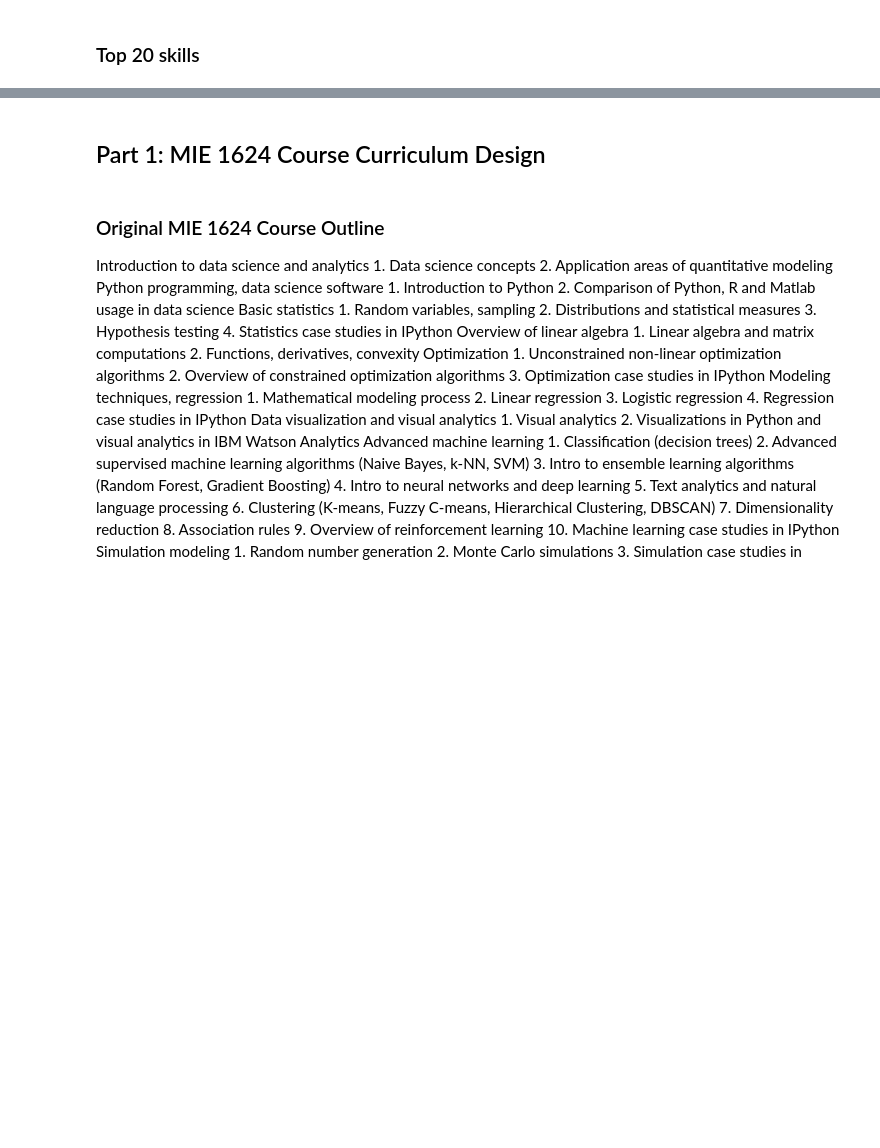
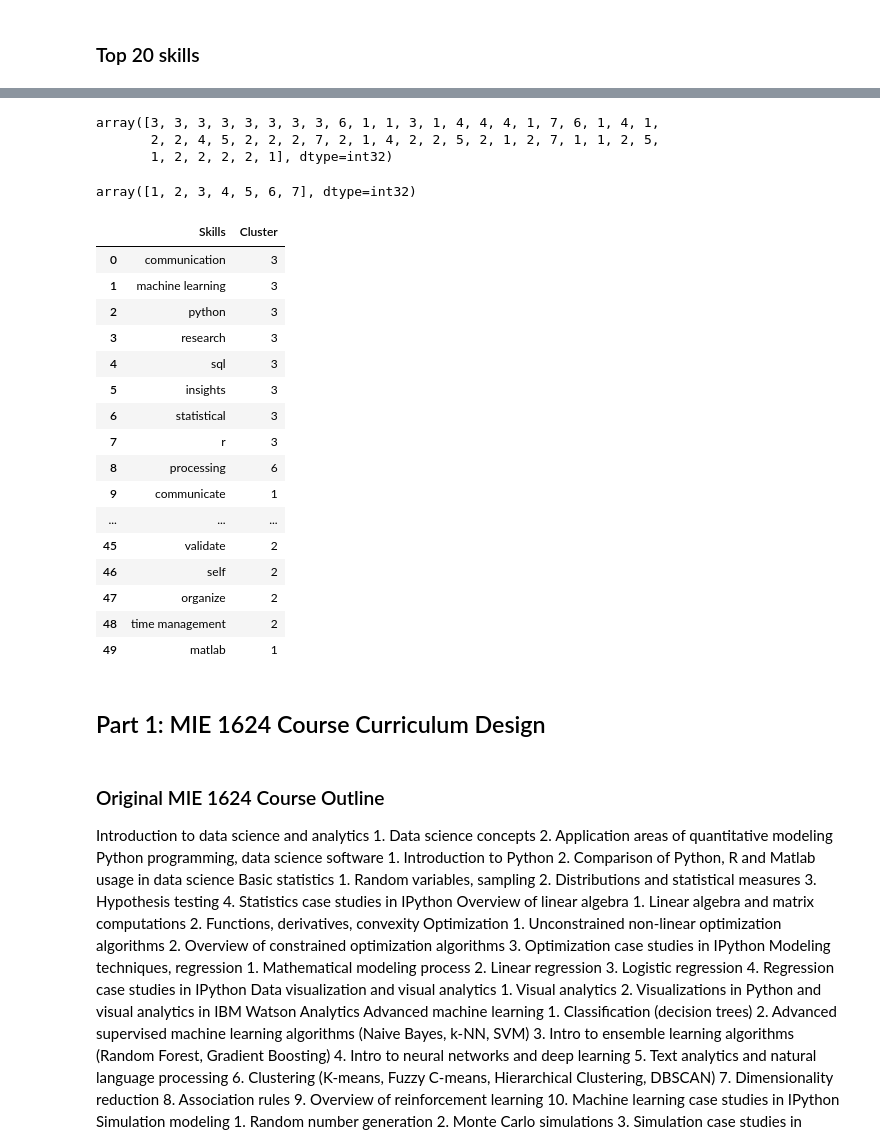
Before and after one commit to ruiqi777/Curriculum-Design, a Jupyter notebook: job_skills.ipynb, the cells around one changed output, grey strips where cells are left out. Drawn from its saved outputs; the diff is of its cells as text; code cells hidden in the pictures; blank space fills up the shorter version.

```diff
--- a/job_skills.ipynb
+++ b/job_skills.ipynb
@@ -247,3 +322,39 @@ Index(['communication', 'machine learning', 'python', 'sql', 'insights',
+# %%
+from scipy.cluster.hierarchy import fcluster
+clusters = fcluster(linkage_matrix, cutoff_line, criterion='distance')
+clusters
+# %% [output]
+array([3, 3, 3, 3, 3, 3, 3, 3, 6, 1, 1, 3, 1, 4, 4, 4, 1, 7, 6, 1, 4, 1,
+       2, 2, 4, 5, 2, 2, 2, 7, 2, 1, 4, 2, 2, 5, 2, 1, 2, 7, 1, 1, 2, 5,
+       1, 2, 2, 2, 2, 1], dtype=int32)
+# %%
+np.unique(clusters)
+# %% [output]
+array([1, 2, 3, 4, 5, 6, 7], dtype=int32)
+# %%
+skill_label = pd.DataFrame(relevant_skills.index)
+cluster_label = pd.DataFrame(clusters)
+final_clustered = pd.concat([skill_label, cluster_label], axis = 1)
+final_clustered.columns = ['Skills', 'Cluster']
+final_clustered
+# %% [output]
+|  | Skills | Cluster |
+| 0 | communication | 3 |
+| 1 | machine learning | 3 |
+| 2 | python | 3 |
+| 3 | research | 3 |
+| 4 | sql | 3 |
+| 5 | insights | 3 |
+| 6 | statistical | 3 |
+| 7 | r | 3 |
+| 8 | processing | 6 |
+| 9 | communicate | 1 |
+| ... | ... | ... |
+| 45 | validate | 2 |
+| 46 | self | 2 |
+| 47 | organize | 2 |
+| 48 | time management | 2 |
+| 49 | matlab | 1 |
 # %% [markdown]
 ## Part 1: MIE 1624 Course Curriculum Design
 # %% [markdown]
```
Also changed, not shown: parts of 12 cells of this notebook.
